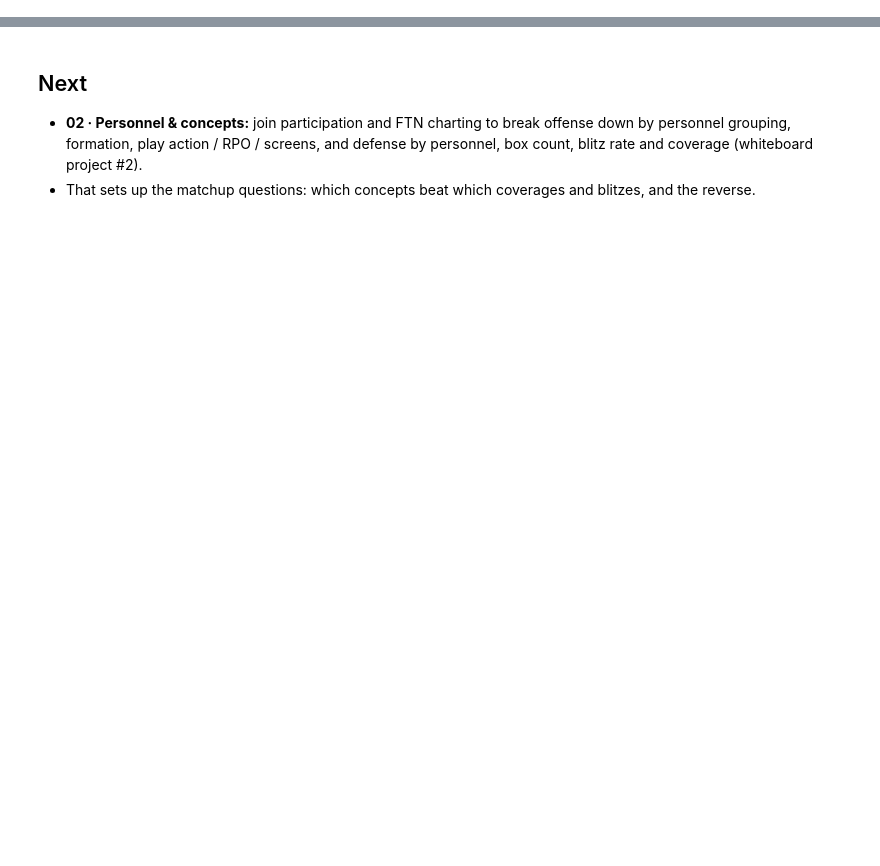
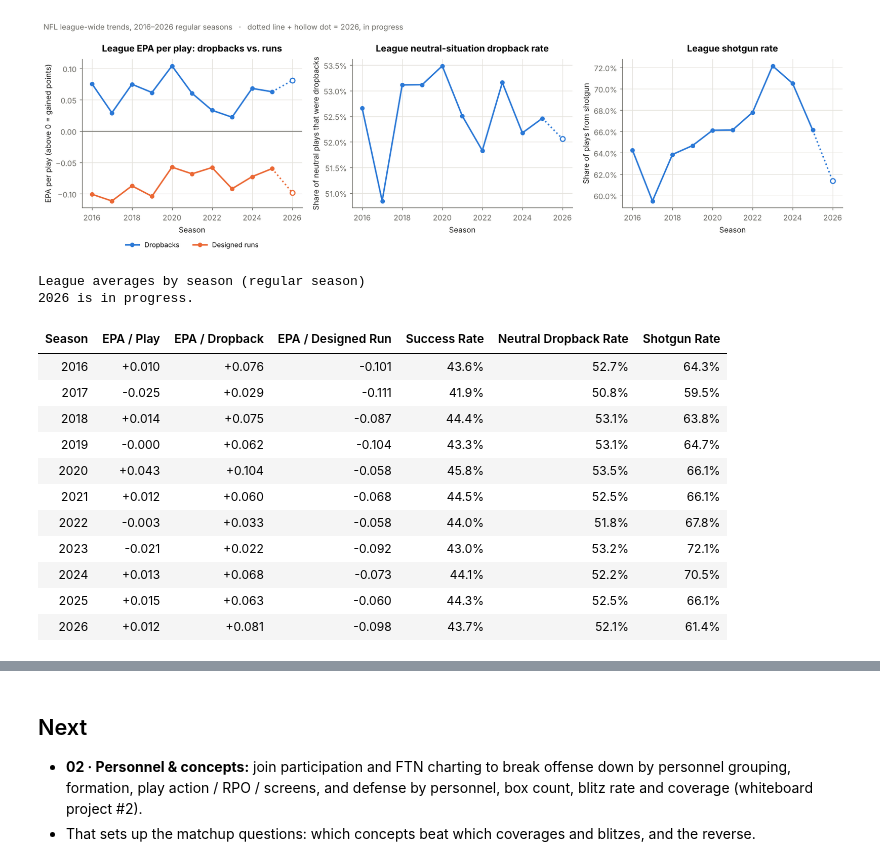
Before and after one commit to Lpchaitin/NFL, a Jupyter notebook: notebooks/01_team_season_breakdown.ipynb, the cells around one changed output, grey strips where cells are left out. Cells and saved outputs as stored; diff of their text form; code cells hidden in the pictures; blank space fills up the shorter version.

Commit message:
Notebook 01: clearer labels, tables and charts

```diff
--- a/notebooks/01_team_season_breakdown.ipynb
+++ b/notebooks/01_team_season_breakdown.ipynb
@@ -460,17 +0,0 @@ Every team in the latest complete season. Up and to the right is good on both si
-# %%
-o = offense.filter(pl.col("season") == LAST_FULL).select("team", pl.col("epa_per_play").alias("off_epa"))
-d = defense.filter(pl.col("season") == LAST_FULL).select("team", pl.col("epa_per_play").alias("def_epa"))
-od = o.join(d, on="team")
-
-fig, ax = plt.subplots(figsize=(8, 7))
-ax.scatter(od["off_epa"], od["def_epa"], s=60, color=BLUE, edgecolors="white", linewidths=1.5, zorder=3)
-for team, x, y in od.iter_rows():
-    ax.annotate(team, (x, y), xytext=(5, 4), textcoords="offset points", fontsize=8, color=INK)
-ax.axvline(od["off_epa"].mean(), color=MUTED, linestyle="--", linewidth=1)
-ax.axhline(od["def_epa"].mean(), color=MUTED, linestyle="--", linewidth=1)
-ax.invert_yaxis()
-ax.set_xlabel("Offensive EPA per play  →  better")
-ax.set_ylabel("Defensive EPA allowed per play  →  better (axis flipped)")
-ax.set_title(f"{LAST_FULL} offense vs. defense efficiency")
-plt.tight_layout()
-plt.show()
@@ -541,0 +408,59 @@ shape: (11, 10)
+# %%
+league = (
+    plays.group_by("season")
+    .agg(
+        epa_per_play=pl.col("epa").mean(),
+        pass_epa=pl.col("epa").filter(pl.col("pass") == 1).mean(),
+        rush_epa=pl.col("epa").filter(pl.col("rush") == 1).mean(),
+        success_rate=pl.col("success").mean(),
+        neutral_pass_rate=pl.col("pass").filter(pl.col("neutral")).mean(),
+        shotgun_rate=pl.col("shotgun").mean(),
+    )
+    .sort("season")
+)
+
+fig, axes = plt.subplots(1, 3, figsize=(15, 4.6))
+
+ax = axes[0]
+season_line(ax, league["season"], league["pass_epa"], LAST_FULL, BLUE, "Dropbacks")
+season_line(ax, league["season"], league["rush_epa"], LAST_FULL, ORANGE, "Designed runs")
+ax.axhline(0, color=MUTED, linewidth=1)
+ax.set_title("League EPA per play: dropbacks vs. runs")
+season_axis(ax, "EPA per play (above 0 = gained points)")
+ax.legend(loc="upper center", bbox_to_anchor=(0.5, -0.18), ncol=2)
+
+ax = axes[1]
+season_line(ax, league["season"], league["neutral_pass_rate"], LAST_FULL, BLUE)
+ax.yaxis.set_major_formatter(mtick.PercentFormatter(1, decimals=1))
+ax.set_title("League neutral-situation dropback rate")
+season_axis(ax, "Share of neutral plays that were dropbacks")
+
+ax = axes[2]
+season_line(ax, league["season"], league["shotgun_rate"], LAST_FULL, BLUE)
+ax.yaxis.set_major_formatter(mtick.PercentFormatter(1, decimals=1))
+ax.set_title("League shotgun rate")
+season_axis(ax, "Share of plays from shotgun")
+
+fig.suptitle(f"NFL league-wide trends, {league['season'].min()}–{LATEST} regular seasons   ·   dotted line + hollow dot = {LATEST}, in progress",
+             x=0.01, ha="left", color=MUTED, fontsize=10)
+fig.tight_layout()
+plt.show()
+
+show(league, "League averages by season (regular season)",
+     note=f"{LATEST} is in progress.")
+# %% [output]
+[figure, added]
+League averages by season (regular season)
+2026 is in progress.
+| Season | EPA / Play | EPA / Dropback | EPA / Designed Run | Success Rate | Neutral Dropback Rate | Shotgun Rate |
+| 2016 | +0.010 | +0.076 | -0.101 | 43.6% | 52.7% | 64.3% |
+| 2017 | -0.025 | +0.029 | -0.111 | 41.9% | 50.8% | 59.5% |
+| 2018 | +0.014 | +0.075 | -0.087 | 44.4% | 53.1% | 63.8% |
+| 2019 | -0.000 | +0.062 | -0.104 | 43.3% | 53.1% | 64.7% |
+| 2020 | +0.043 | +0.104 | -0.058 | 45.8% | 53.5% | 66.1% |
+| 2021 | +0.012 | +0.060 | -0.068 | 44.5% | 52.5% | 66.1% |
+| 2022 | -0.003 | +0.033 | -0.058 | 44.0% | 51.8% | 67.8% |
+| 2023 | -0.021 | +0.022 | -0.092 | 43.0% | 53.2% | 72.1% |
+| 2024 | +0.013 | +0.068 | -0.073 | 44.1% | 52.2% | 70.5% |
+| 2025 | +0.015 | +0.063 | -0.060 | 44.3% | 52.5% | 66.1% |
+| 2026 | +0.012 | +0.081 | -0.098 | 43.7% | 52.1% | 61.4% |
```
Also changed, not shown: parts of 62 cells of this notebook.
